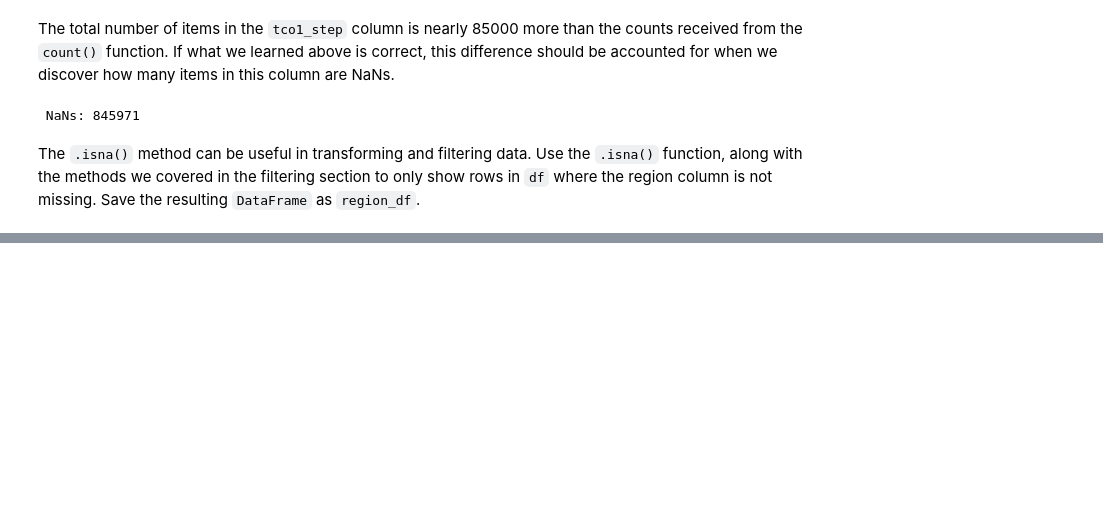
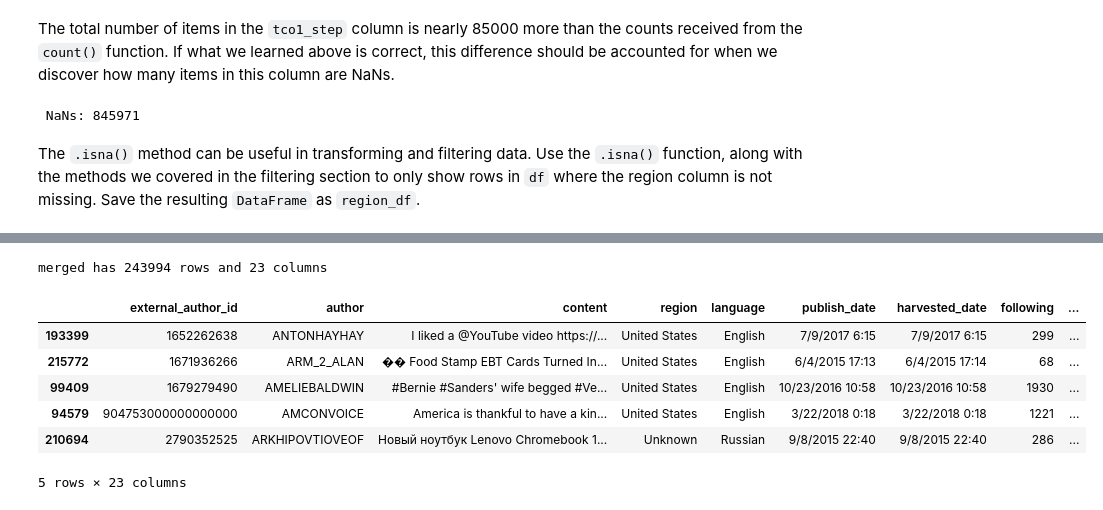
Before and after one commit to mclevey/GESIS_2020_Fundamentals, a Jupyter notebook: 03_pandas.ipynb, the cells around one changed output, grey strips where cells are left out. Drawn from its saved outputs; the diff is of its cells as text; code cells hidden in the pictures; blank space fills up the shorter version.

```diff
--- a/03_pandas.ipynb
+++ b/03_pandas.ipynb
@@ -1288,0 +1335,4 @@ median_followers.sort_values(ascending = False)[:35]
+# %%
+authors = pd.read_csv('data/fake_author_data.csv')
+print('authors has {} rows and {} columns'.format(len(authors), len(authors.columns)))
+authors.sample(10)
@@ -1288,0 +1356,13 @@ median_followers.sort_values(ascending = False)[:35]
+# %%
+merged = pd.merge(df, authors, on='author')
+print('merged has {} rows and {} columns'.format(len(merged), len(merged.columns)))
+merged.sample(5)
+# %% [output]
+merged has 243994 rows and 23 columns
+|  | external_author_id | author | content | region | language | publish_date | harvested_date | following | ... |
+| 193399 | 1652262638 | ANTONHAYHAY | I liked a @YouTube video https://... | United States | English | 7/9/2017 6:15 | 7/9/2017 6:15 | 299 | ... |
+| 215772 | 1671936266 | ARM_2_ALAN | �� Food Stamp EBT Cards Turned In... | United States | English | 6/4/2015 17:13 | 6/4/2015 17:14 | 68 | ... |
+| 99409 | 1679279490 | AMELIEBALDWIN | #Bernie #Sanders' wife begged #Ve... | United States | English | 10/23/2016 10:58 | 10/23/2016 10:58 | 1930 | ... |
+| 94579 | 904753000000000000 | AMCONVOICE | America is thankful to have a kin... | United States | English | 3/22/2018 0:18 | 3/22/2018 0:18 | 1221 | ... |
+| 210694 | 2790352525 | ARKHIPOVTIOVEOF | Новый ноутбук Lenovo Chromebook 1... | Unknown | Russian | 9/8/2015 22:40 | 9/8/2015 22:40 | 286 | ... |
+5 rows × 23 columns
```
Also changed, not shown: parts of 39 cells of this notebook, 1 other file.
